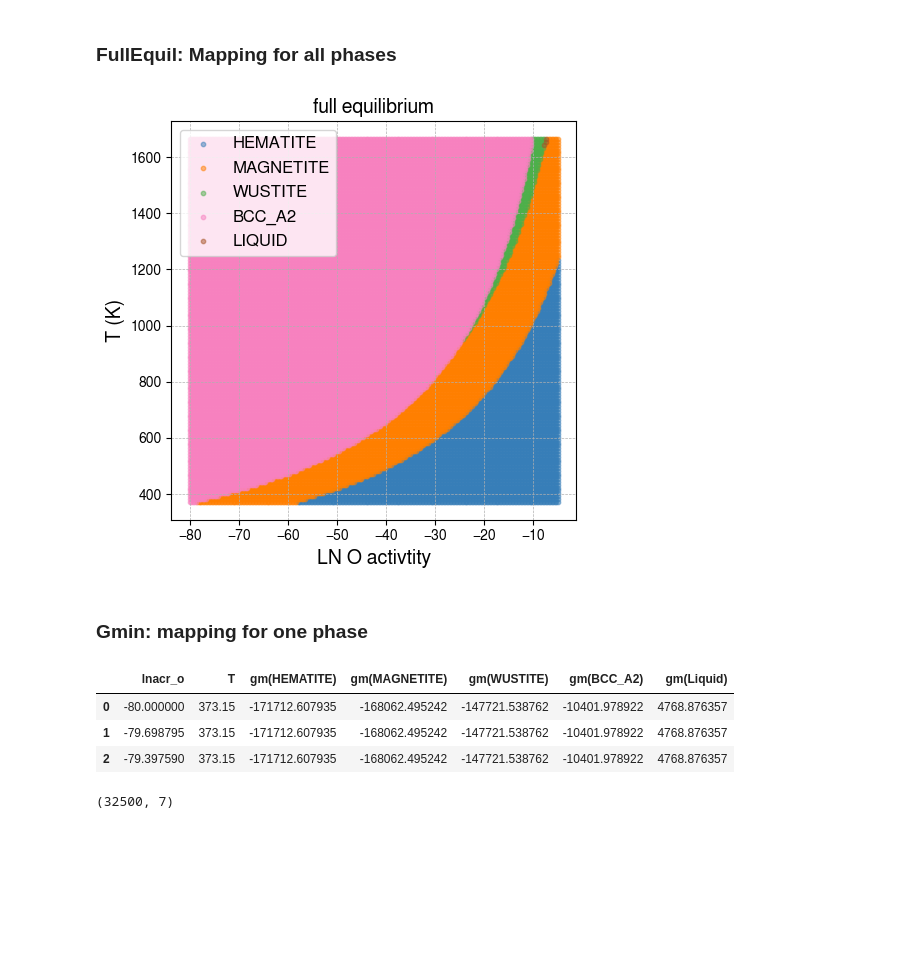
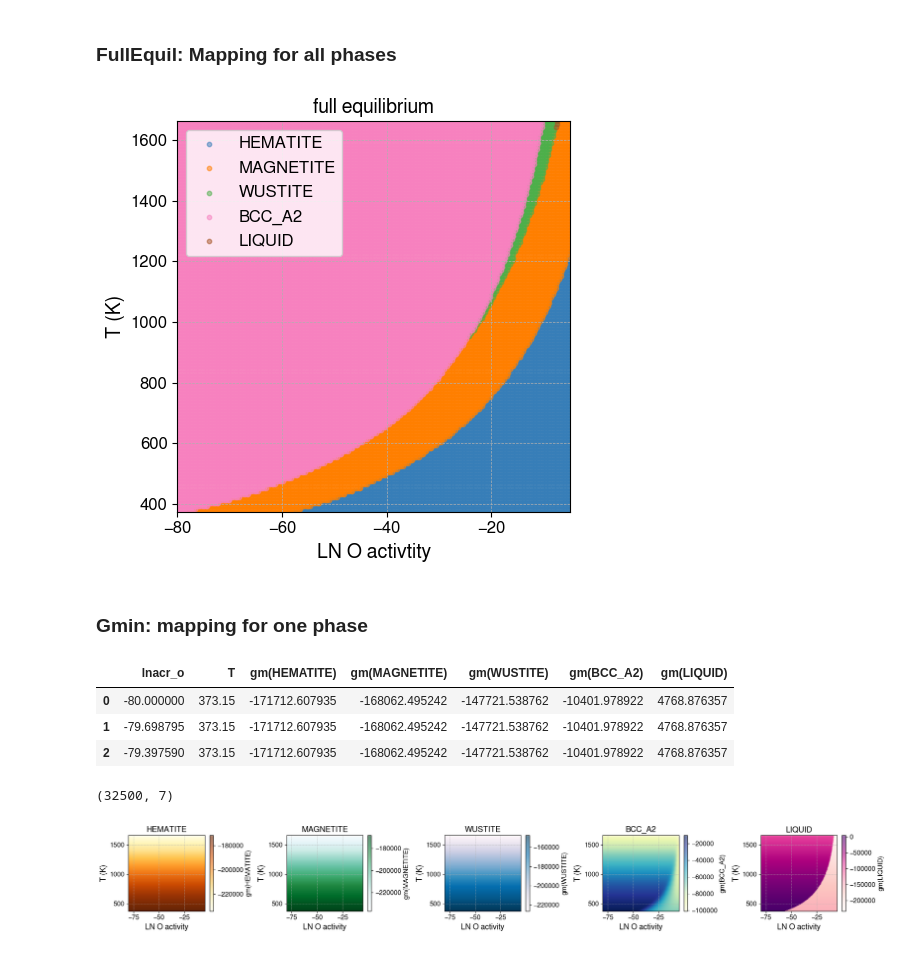
Before and after one commit to YXWU2014/IronOxide_TC, a Jupyter notebook: Oxide_TC_equilibrium.ipynb, the cells around one changed output. Saved outputs shown, nothing was run; the diff lists cells and outputs as text; code cells hidden in the pictures; blank space fills up the shorter version.

```diff
--- a/Oxide_TC_equilibrium.ipynb
+++ b/Oxide_TC_equilibrium.ipynb
@@ -34,7 +36,7 @@ def tc_calculation_FullEquil(tk):
             .set_ges_version(5)
             .select_database_and_elements("tcfe11", ["Fe", "O"])
             .deselect_phase("*")
-            .select_phase("BCC_A2 Liquid")
+            .select_phase("BCC_A2 LIQUID")
             .select_database_and_elements("ssub5", ["Fe", "O"])
             .deselect_phase("*")
             .select_phase("HEMATITE MAGNETITE WUSTITE GAS")
@@ -176,7 +178,7 @@ tk_values = np.arange(100+273.15, 1400+273.15, 10)
 
 databases_phases = {
     "ssub5": ["HEMATITE", "MAGNETITE", "WUSTITE"],
-    "tcfe11": ["BCC_A2", "Liquid"]
+    "tcfe11": ["BCC_A2", "LIQUID"]
 }
 
 Gmin_args = []
@@ -436,46 +472,85 @@ df_FullEquil_LIQUID = df_FullEquil_LIQUID[df_FullEquil_LIQUID['np(LIQUID)']
 # %%
 # Plotting the individual dataframes
 plt.figure(figsize=(5, 5))
 
 plt.scatter(df_FullEquil_HEMATITE['lnacr_o'], df_FullEquil_HEMATITE['T'], s=10,
             label='HEMATITE', color=colors['HEMATITE'], alpha=0.5)
 
 plt.scatter(df_FullEquil_MAGNETITE['lnacr_o'], df_FullEquil_MAGNETITE['T'], s=10,
             label='MAGNETITE', color=colors['MAGNETITE'], alpha=0.5)
 
 plt.scatter(df_FullEquil_WUSTITE['lnacr_o'], df_FullEquil_WUSTITE['T'], s=10,
             label='WUSTITE', color=colors['WUSTITE'], alpha=0.5)
 
 plt.scatter(df_FullEquil_BCC_A2['lnacr_o'], df_FullEquil_BCC_A2['T'], s=10,
             label='BCC_A2', color=colors['BCC_A2'], alpha=0.5)
 
 plt.scatter(df_FullEquil_LIQUID['lnacr_o'], df_FullEquil_LIQUID['T'], s=10,
             label='LIQUID', color=colors['LIQUID'], alpha=0.5)
 
 plt.xlabel('LN O activtity', fontsize=14)
 plt.ylabel('T (K)', fontsize=14)
 plt.title('full equilibrium', fontsize=14)
 plt.legend(fontsize=12, loc='upper left')
 plt.grid(True, which='both', linestyle='--', linewidth=0.5)
-plt.grid(True)
+plt.xlim([min(df_Gmin['lnacr_o']), max(df_Gmin['lnacr_o'])])
+plt.ylim([min(df_Gmin['T']), max(df_Gmin['T'])])
 plt.tight_layout()
 
-plt_output_fname = output_fname + ".png"
-plt.savefig(os.path.join(current_directory, plt_output_fname))
+plt_output_fname = "Oxide_TC_FullEquil.png"
+plt.savefig(os.path.join(current_directory, plt_output_fname),
+            format='png', dpi=300, bbox_inches='tight')
 
 plt.show()
 # %% [output]
-[figure, old version]
+[figure, new version]
 # %% [markdown]
 ### Gmin: mapping for one phase
 # %%
 display(df_Gmin.head(3), df_Gmin.shape)
 # %% [output]
-|  | lnacr_o | T | gm(HEMATITE) | gm(MAGNETITE) | gm(WUSTITE) | gm(BCC_A2) | gm(Liquid) |
+|  | lnacr_o | T | gm(HEMATITE) | gm(MAGNETITE) | gm(WUSTITE) | gm(BCC_A2) | gm(LIQUID) |
 | 0 | -80.000000 | 373.15 | -171712.607935 | -168062.495242 | -147721.538762 | -10401.978922 | 4768.876357 |
 | 1 | -79.698795 | 373.15 | -171712.607935 | -168062.495242 | -147721.538762 | -10401.978922 | 4768.876357 |
 | 2 | -79.397590 | 373.15 | -171712.607935 | -168062.495242 | -147721.538762 | -10401.978922 | 4768.876357 |
 (32500, 7)
+# %%
+# Define the colormaps for each phase
+colormaps = {
+    'HEMATITE': 'YlOrBr',
+    'MAGNETITE': 'BuGn',
+    'WUSTITE': 'PuBu',
+    'BCC_A2': 'YlGnBu',
+    'LIQUID': 'RdPu'
+}
+
+# Create a new figure with subplots
+fig, axs = plt.subplots(nrows=1, ncols=len(
+    Gmin_phase_list), figsize=(4 * len(Gmin_phase_list), 3))
+
+for i, phase in enumerate(Gmin_phase_list):
+
+    sc = axs[i].scatter(df_Gmin['lnacr_o'], df_Gmin['T'],
+                        c=df_Gmin[f'gm({phase})'], cmap=colormaps[phase], s=5, alpha=0.6)
+
+    cbar = plt.colorbar(sc, ax=axs[i])
+    cbar.set_label(f'gm({phase})')
+
+    axs[i].set_xlabel('LN O activity', fontsize=14)
+    axs[i].set_ylabel('T (K)', fontsize=14)
+    axs[i].set_xlim([min(df_Gmin['lnacr_o']), max(df_Gmin['lnacr_o'])])
+    axs[i].set_ylim([min(df_Gmin['T']), max(df_Gmin['T'])])
+    axs[i].grid(True, which='both', linestyle='--', linewidth=0.5)
+    axs[i].set_title(f'{phase}')
+    # axs[i].set_aspect('equal', 'box')
+
+fig.tight_layout()
+fig.savefig('Oxide_TC_Gm_phases.png',
+            format='png', dpi=300, bbox_inches='tight')
+
+plt.show()
+# %% [output]
+[figure, added]
 # %%
 
 colormaps = {
```
Also changed, not shown: parts of 7 cells of this notebook, 3 other files.
